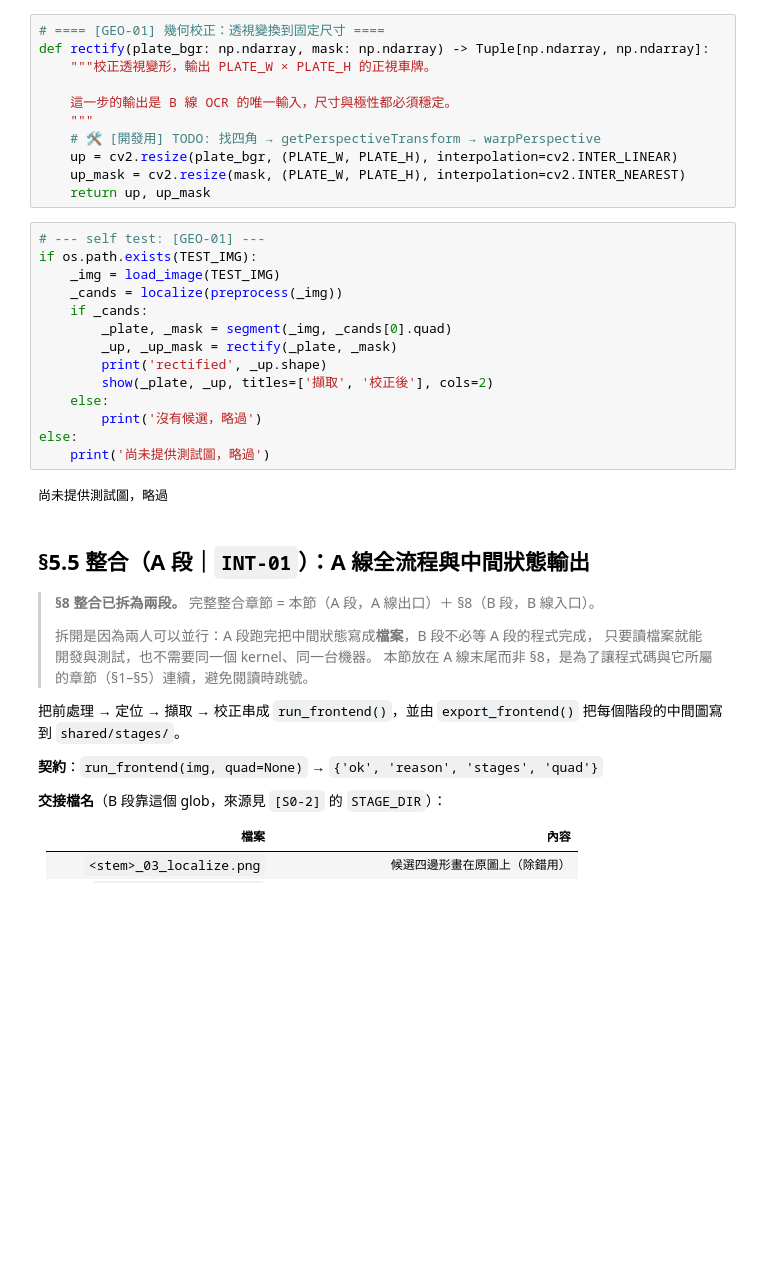
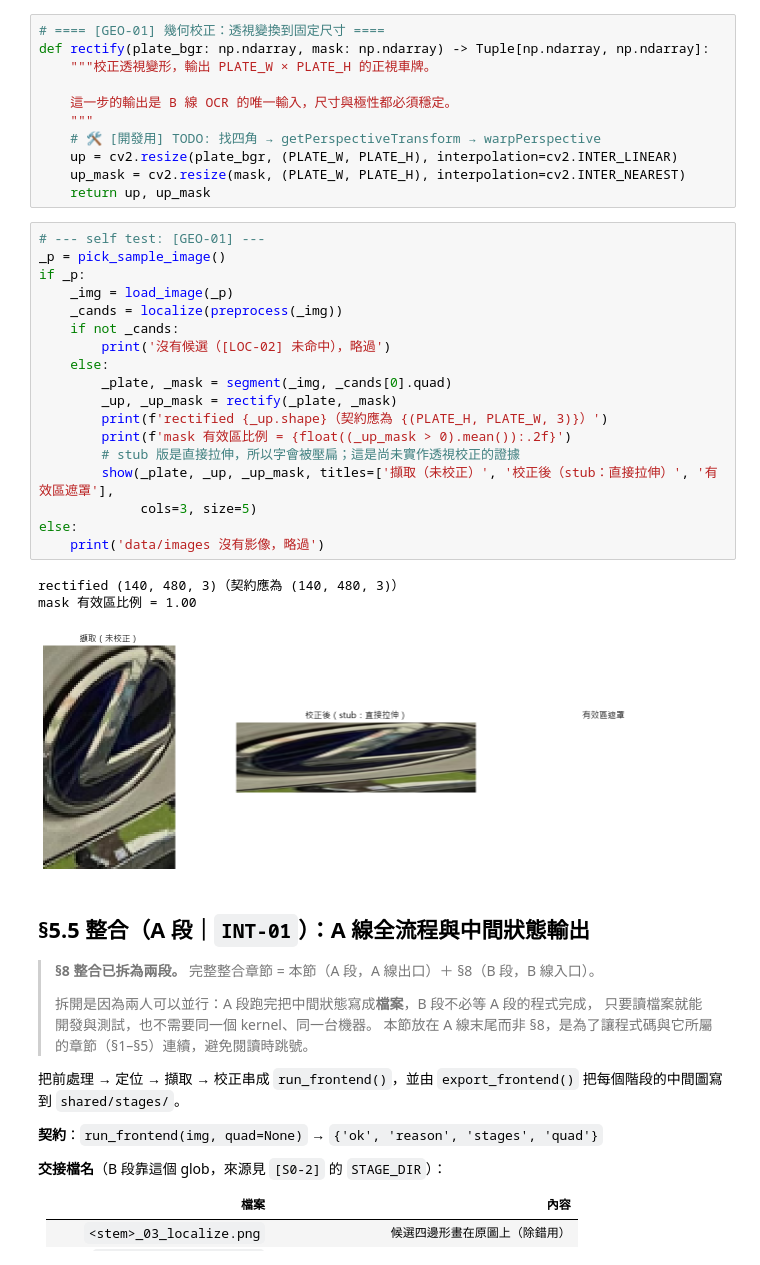
Before and after one commit to angus1244/cis342, a Jupyter notebook: project/notebooks/lpr_dev.ipynb, the cells around one changed output. Drawn from its saved outputs; the diff is of its cells as text; blank space fills up the shorter version.

```diff
--- a/project/notebooks/lpr_dev.ipynb
+++ b/project/notebooks/lpr_dev.ipynb
@@ -1676,20 +1963,26 @@ def rectify(plate_bgr: np.ndarray, mask: np.ndarray) -> Tuple[np.ndarray, np.nda
     return up, up_mask
 # %%
 # --- self test: [GEO-01] ---
-if os.path.exists(TEST_IMG):
-    _img = load_image(TEST_IMG)
+_p = pick_sample_image()
+if _p:
+    _img = load_image(_p)
     _cands = localize(preprocess(_img))
-    if _cands:
+    if not _cands:
+        print('沒有候選（[LOC-02] 未命中），略過')
+    else:
         _plate, _mask = segment(_img, _cands[0].quad)
         _up, _up_mask = rectify(_plate, _mask)
-        print('rectified', _up.shape)
-        show(_plate, _up, titles=['擷取', '校正後'], cols=2)
-    else:
-        print('沒有候選，略過')
+        print(f'rectified {_up.shape}（契約應為 {(PLATE_H, PLATE_W, 3)}）')
+        print(f'mask 有效區比例 = {float((_up_mask > 0).mean()):.2f}')
+        # stub 版是直接拉伸，所以字會被壓扁；這是尚未實作透視校正的證據
+        show(_plate, _up, _up_mask, titles=['擷取（未校正）', '校正後（stub：直接拉伸）', '有效區遮罩'],
+             cols=3, size=5)
 else:
-    print('尚未提供測試圖，略過')
+    print('data/images 沒有影像，略過')
 # %% [output]
-尚未提供測試圖，略過
+rectified (140, 480, 3)（契約應為 (140, 480, 3)）
+mask 有效區比例 = 1.00
+[figure, added]
 # %% [markdown]
 ## §5.5 整合（A 段｜`INT-01`）：A 線全流程與中間狀態輸出
 
```
Also changed, not shown: parts of 8 cells of this notebook, 2 other files.
